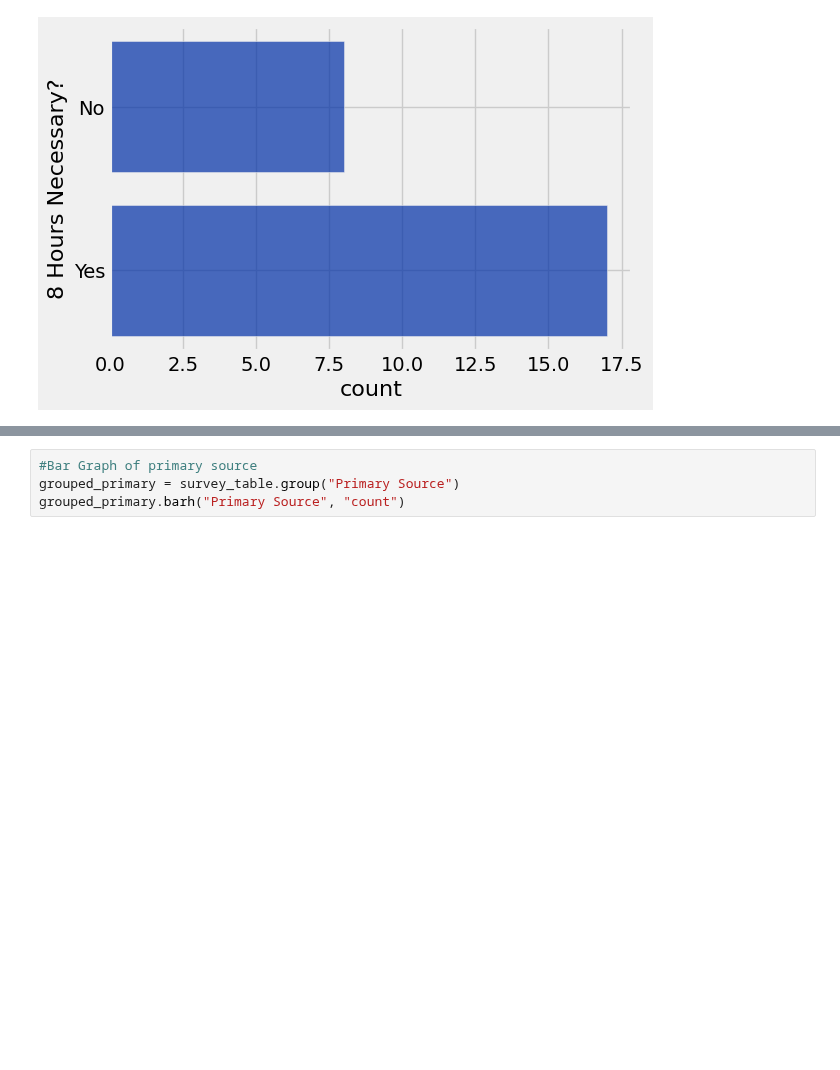
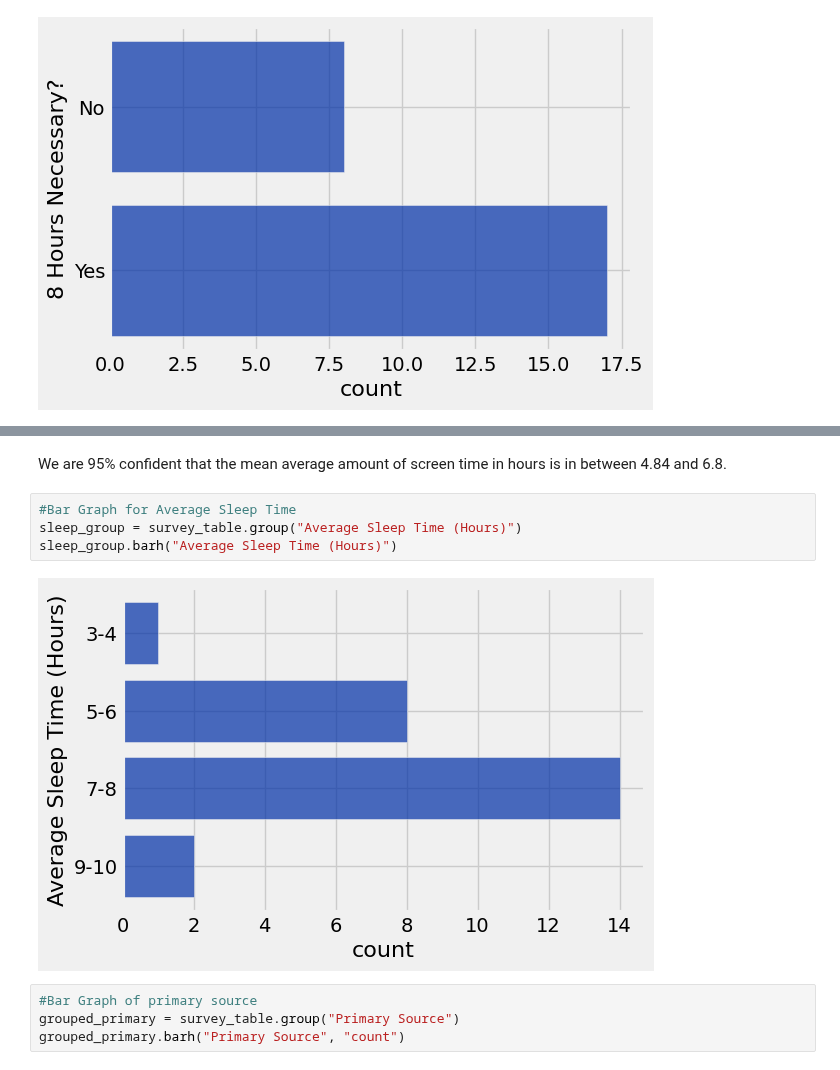
Before and after one commit to bwinterstein/Intro-Data, a Jupyter notebook: Survey_Project/Survey_Visualization.ipynb, the cells around one changed output, grey strips where cells are left out. Drawn from its saved outputs; the diff is of its cells as text; blank space fills up the shorter version.

```diff
--- a/Survey_Project/Survey_Visualization.ipynb
+++ b/Survey_Project/Survey_Visualization.ipynb
@@ -55,3 +119,11 @@ grouped_table
+# %% [markdown]
+We are 95% confident that the mean average amount of screen time in hours is in between 4.84 and 6.8.
+# %%
+#Bar Graph for Average Sleep Time
+sleep_group = survey_table.group("Average Sleep Time (Hours)")
+sleep_group.barh("Average Sleep Time (Hours)")
+# %% [output]
+[figure, added]
 # %%
 #Bar Graph of primary source
 grouped_primary = survey_table.group("Primary Source")
```
Also changed, not shown: parts of 9 cells of this notebook, 1 other file.
